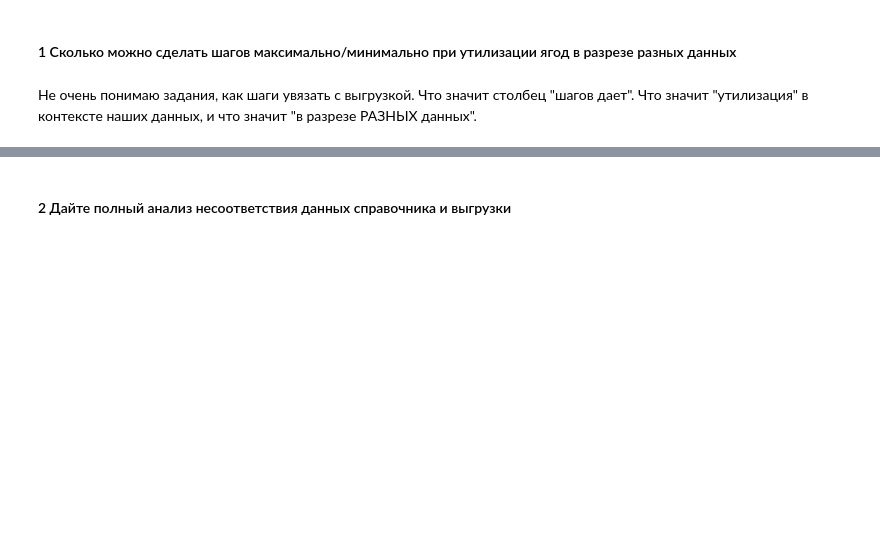
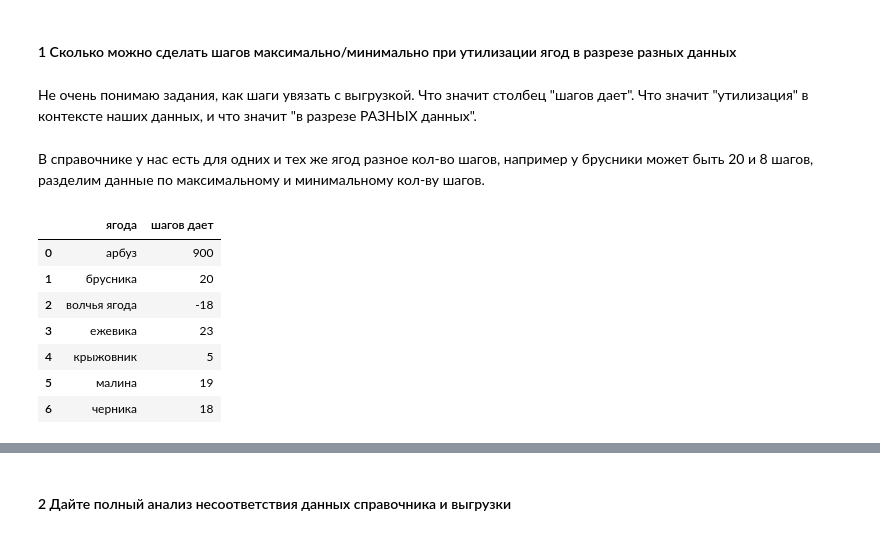
Before and after one commit to SelihovDmitry/pyda-19, a Jupyter notebook: berries.ipynb, the cells around one changed output, grey strips where cells are left out. Cells and saved outputs as stored; diff of their text form; code cells hidden in the pictures; blank space fills up the shorter version.

```diff
--- a/berries.ipynb
+++ b/berries.ipynb
@@ -63,3 +77,17 @@ df_directory
 #### 1	Сколько можно сделать шагов максимально/минимально при утилизации ягод в разрезе разных данных
 # %% [markdown]
 Не очень понимаю задания, как шаги увязать с выгрузкой. Что значит столбец "шагов дает". Что значит "утилизация" в контексте наших данных, и что значит "в разрезе РАЗНЫХ данных".
+# %% [markdown]
+В справочнике у нас есть для одних и тех же ягод разное кол-во шагов, например у брусники может быть 20 и 8 шагов, разделим данные по максимальному и минимальному кол-ву шагов.
+# %%
+df_step_max = df_directory.groupby('ягода', as_index=False)['шагов дает'].max()
+df_step_max
+# %% [output]
+|  | ягода | шагов дает |
+| 0 | арбуз | 900 |
+| 1 | брусника | 20 |
+| 2 | волчья ягода | -18 |
+| 3 | ежевика | 23 |
+| 4 | крыжовник | 5 |
+| 5 | малина | 19 |
+| 6 | черника | 18 |
```
Also changed, not shown: parts of 14 cells of this notebook.
